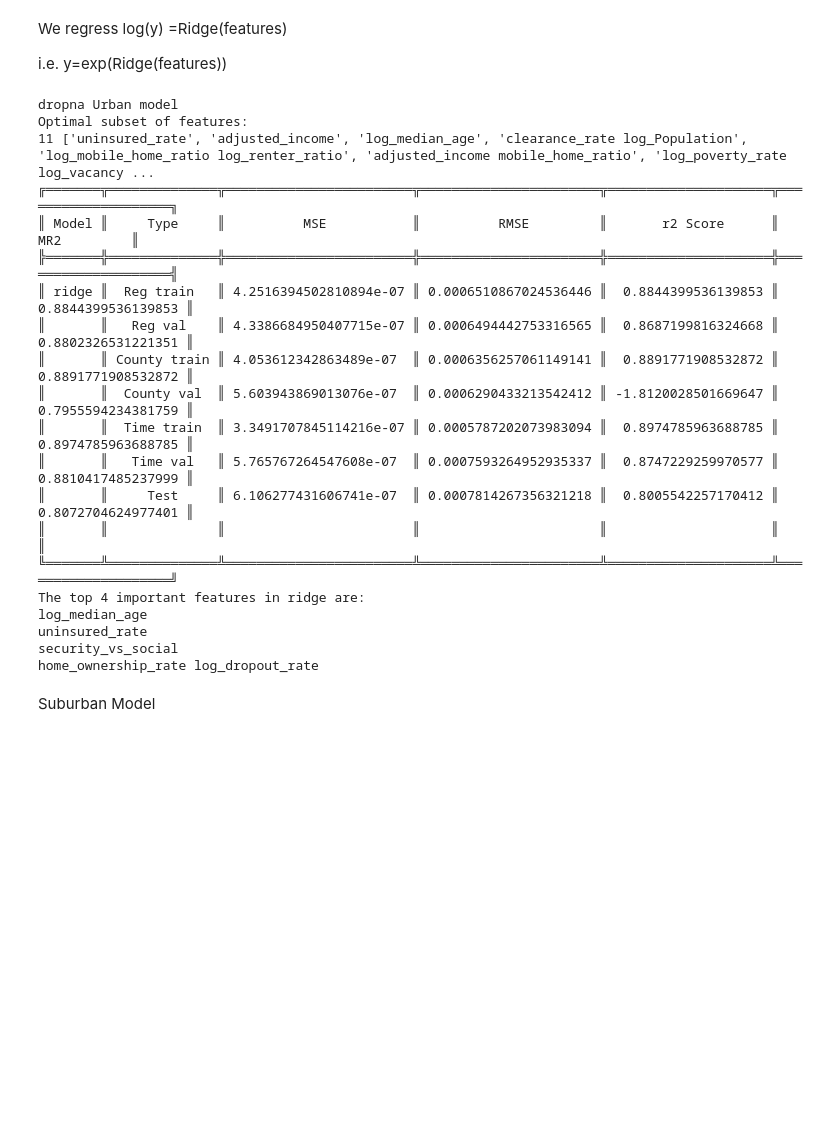
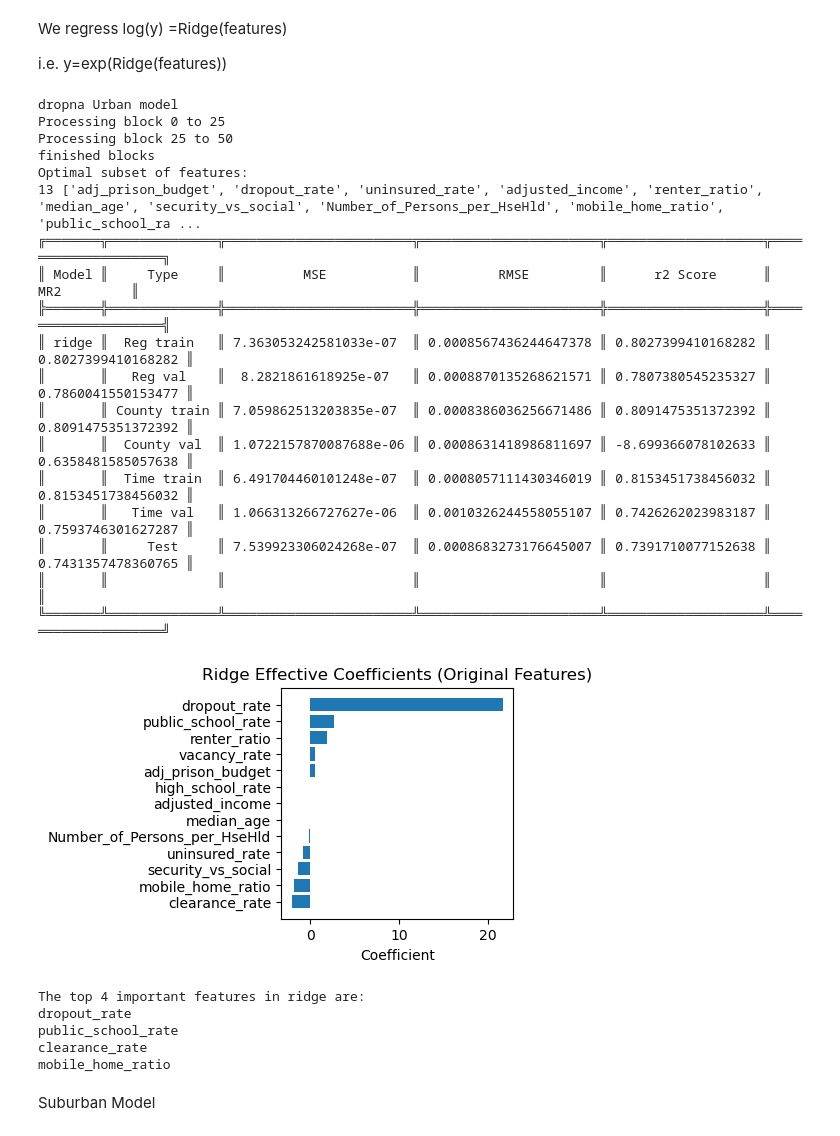
Before and after one commit to git-loa/CrimePatternsProject, a Jupyter notebook: data-exploration/data_analysis_cross_county.ipynb, the cells around one changed output. Cells and saved outputs as stored; diff of their text form; code cells hidden in the pictures; blank space fills up the shorter version.

```diff
--- a/data-exploration/data_analysis_cross_county.ipynb
+++ b/data-exploration/data_analysis_cross_county.ipynb
@@ -50,10 +52,12 @@ feature_0=['Population','clearance_rate',
        'population_density', 'unemployment_rate', 'adjusted_income',
        'poverty_rate', 'rent_burden', 'home_ownership_rate',
        'mobile_home_ratio', 'vacancy_rate', 'Number_of_Persons_per_HseHld',
-       'renter_ratio', 'median_age', 'adj_police_budget',
+       'renter_ratio',
+       'median_age', 'adj_police_budget',
        'adj_education_budget', 'adj_welfare_budget',
        'adj_mental_health_budget', 'adj_rehab_budget', 'adj_health_budget',
-       'adj_judiciary_budget', 'adj_prison_budget', 'median_house_value',
+       'adj_judiciary_budget', 'adj_prison_budget',
+       #'median_house_value',
        'house_affordability', 'uninsured_rate',
        'high_school_rate', 'dropout_rate', 'public_school_rate',
         "social_vs_security", "security_vs_social"] #'adherent_rate', 'rdm',
@@ -211,9 +215,9 @@ for key in Final.keys():
         y = df["crime_rate"]
         PolyX = Poly_df_function(X)
 
-        # Split the data into training and testing sets.
+        # Split the data into training and testing sets for the original data.
         X_train, X_test, y_train, y_test, X_train_Poly, X_test_Poly = train_test_split(
-            X, y, PolyX, test_size=0.15, random_state=35, shuffle=True
+            X, y, PolyX, test_size=0.15, random_state=random_state, shuffle=True
         )
 
         # Store original splits.
@@ -227,20 +231,25 @@ for key in Final.keys():
         # Create a log-transformed version.
         # Drop rows with nonpositive entries in any of the base features.
         X_clean = X[(X > 0).all(axis=1)].copy()
-        # Add log-transformed columns for each feature in feature_0.
         for col in feature_0:
             X_clean["log_" + col] = np.log(X_clean[col])
 
-        # We need to match the target y for the rows we kept.
+        # Use only rows with valid log-transformed values.
         y_clean = y.loc[X_clean.index]
 
-        # Split the log-data into training and testing sets using the same parameters.
+        # Split the log-data into training and testing sets.
         X_train_log, X_test_log, y_train_clean, y_test_clean = train_test_split(
-            X_clean, y_clean, test_size=0.15, random_state=35, shuffle=True
+            X_clean, y_clean, test_size=0.15, random_state=random_state, shuffle=True
         )
-        # Apply the polynomial expansion to the log-data.
-        X_train_Poly_log = Poly_df_function(X_train_log)
-        X_test_Poly_log = Poly_df_function(X_test_log)
+
+        # Instead of applying Poly_df_function to the entire X_train_log,
+        # we keep the polynomial features from the original split and add the log columns for feature_0.
+        X_train_Poly_log = X_train_Poly.copy()
+        X_test_Poly_log = X_test_Poly.copy()
+        for col in feature_0:
+            # Note: X_train_log already contains the log-transformed column named "log_" + col.
+            X_train_Poly_log["log_" + col] = X_train_log["log_" + col]
+            X_test_Poly_log["log_" + col] = X_test_log["log_" + col]
 
         # Store the log-splits in the new dictionaries.
         X_train_log_dt[(key, key1)] = X_train_log
@@ -1112,54 +1201,58 @@ i.e. y=exp(Ridge(features))
 # %%
 key="dropna"
 key1="Urban"
 print(key+" "+key1+" model")
 
 n_components = 8
 alpha=20
 models = {
     #"mlr": Pipeline([("scale", StandardScaler()),('pca',PCA(n_components=n_components)), ("Lin", LinearRegression())]),
     #"xgb": xgb.XGBRegressor(random_state=42,max_depth=3, n_estimators=100),
     "ridge": Pipeline([("scale", StandardScaler()),('pca',PCA(n_components=n_components,whiten=True)), ("ridge", Ridge(alpha))]),
     #"random_forest": Pipeline([("scale", StandardScaler()),('pca',PCA(n_components=n_components)), ("randomforest", RandomForestRegressor())]),
 }
 
 threshold_addition=0.002
 threshold_removal=0.002
 #Uncomment this to perform feature selection again
-#Best_features[(key,key1)]=list(Poly_feature_selection(set(X_train_Poly_log_dt[(key,key1)].columns), X_train_Poly_log_dt[(key,key1)], np.log(y_train_dt[(key,key1)]), models["ridge"], threshold_addition=threshold_addition, threshold_removal=threshold_removal,min_features=n_components))
+Best_features[(key,key1)]=list(Poly_feature_selection(set(X_train_dt[(key,key1)].columns), X_train_dt[(key,key1)], np.log(y_train_dt[(key,key1)]), models["ridge"], threshold_addition=threshold_addition, threshold_removal=threshold_removal,min_features=n_components))
 
 ff=Best_features[(key,key1)]
 print("Optimal subset of features:")
 print(len(ff),ff)
 
 
 fitted_models, models_stats, models_pred = log_fit(
-    X_train_Poly_log_dt[(key,key1)][ff],X_test_Poly_log_dt[(key,key1)][ff], y_train_dt[(key,key1)],y_test_dt[(key,key1)], **models)
+    X_train_dt[(key,key1)][ff],X_test_dt[(key,key1)][ff], y_train_dt[(key,key1)],y_test_dt[(key,key1)], **models)
 
 # Using pretty table
 print_table(models_stats)
-feature_importance_PCA(fitted_models,ff,(3,3), plot=False, models_to_use=['ridge'])
+feature_importance_PCA(fitted_models,ff,(3,3), plot=True, models_to_use=['ridge'])
 # %% [output]
 dropna Urban model
+Processing block 0 to 25
+Processing block 25 to 50
+finished blocks
 Optimal subset of features:
-11 ['uninsured_rate', 'adjusted_income', 'log_median_age', 'clearance_rate log_Population', 'log_mobile_home_ratio log_renter_ratio', 'adjusted_income mobile_home_ratio', 'log_poverty_rate log_vacancy ...
-╔═══════╦══════════════╦════════════════════════╦═══════════════════════╦═════════════════════╦════════════════════╗
-║ Model ║     Type     ║          MSE           ║          RMSE         ║       r2 Score      ║        MR2         ║
-╠═══════╬══════════════╬════════════════════════╬═══════════════════════╬═════════════════════╬════════════════════╣
-║ ridge ║  Reg train   ║ 4.2516394502810894e-07 ║ 0.0006510867024536446 ║  0.8844399536139853 ║ 0.8844399536139853 ║
-║       ║   Reg val    ║ 4.3386684950407715e-07 ║ 0.0006494442753316565 ║  0.8687199816324668 ║ 0.8802326531221351 ║
-║       ║ County train ║ 4.053612342863489e-07  ║ 0.0006356257061149141 ║  0.8891771908532872 ║ 0.8891771908532872 ║
-║       ║  County val  ║ 5.603943869013076e-07  ║ 0.0006290433213542412 ║ -1.8120028501669647 ║ 0.7955594234381759 ║
-║       ║  Time train  ║ 3.3491707845114216e-07 ║ 0.0005787202073983094 ║  0.8974785963688785 ║ 0.8974785963688785 ║
-║       ║   Time val   ║ 5.765767264547608e-07  ║ 0.0007593264952935337 ║  0.8747229259970577 ║ 0.8810417485237999 ║
-║       ║     Test     ║ 6.106277431606741e-07  ║ 0.0007814267356321218 ║  0.8005542257170412 ║ 0.8072704624977401 ║
-║       ║              ║                        ║                       ║                     ║                    ║
-╚═══════╩══════════════╩════════════════════════╩═══════════════════════╩═════════════════════╩════════════════════╝
-The top 4 important features in ridge are:
-log_median_age
-uninsured_rate
-security_vs_social
-home_ownership_rate log_dropout_rate
+13 ['adj_prison_budget', 'dropout_rate', 'uninsured_rate', 'adjusted_income', 'renter_ratio', 'median_age', 'security_vs_social', 'Number_of_Persons_per_HseHld', 'mobile_home_ratio', 'public_school_ra ...
+╔═══════╦══════════════╦════════════════════════╦═══════════════════════╦════════════════════╦════════════════════╗
+║ Model ║     Type     ║          MSE           ║          RMSE         ║      r2 Score      ║        MR2         ║
+╠═══════╬══════════════╬════════════════════════╬═══════════════════════╬════════════════════╬════════════════════╣
+║ ridge ║  Reg train   ║ 7.363053242581033e-07  ║ 0.0008567436244647378 ║ 0.8027399410168282 ║ 0.8027399410168282 ║
+║       ║   Reg val    ║  8.2821861618925e-07   ║ 0.0008870135268621571 ║ 0.7807380545235327 ║ 0.7860041550153477 ║
+║       ║ County train ║ 7.059862513203835e-07  ║ 0.0008386036256671486 ║ 0.8091475351372392 ║ 0.8091475351372392 ║
+║       ║  County val  ║ 1.0722157870087688e-06 ║ 0.0008631418986811697 ║ -8.699366078102633 ║ 0.6358481585057638 ║
+║       ║  Time train  ║ 6.491704460101248e-07  ║ 0.0008057111430346019 ║ 0.8153451738456032 ║ 0.8153451738456032 ║
+║       ║   Time val   ║ 1.066313266727627e-06  ║ 0.0010326244558055107 ║ 0.7426262023983187 ║ 0.7593746301627287 ║
+║       ║     Test     ║ 7.539923306024268e-07  ║ 0.0008683273176645007 ║ 0.7391710077152638 ║ 0.7431357478360765 ║
+║       ║              ║                        ║                       ║                    ║                    ║
+╚═══════╩══════════════╩════════════════════════╩═══════════════════════╩════════════════════╩════════════════════╝
+[figure, added]
+The top 4 important features in ridge are:
+dropout_rate
+public_school_rate
+clearance_rate
+mobile_home_ratio
 # %% [markdown]
 Suburban Model
 # %% [markdown]
```
Also changed, not shown: parts of 19 cells of this notebook, 3 other files.
